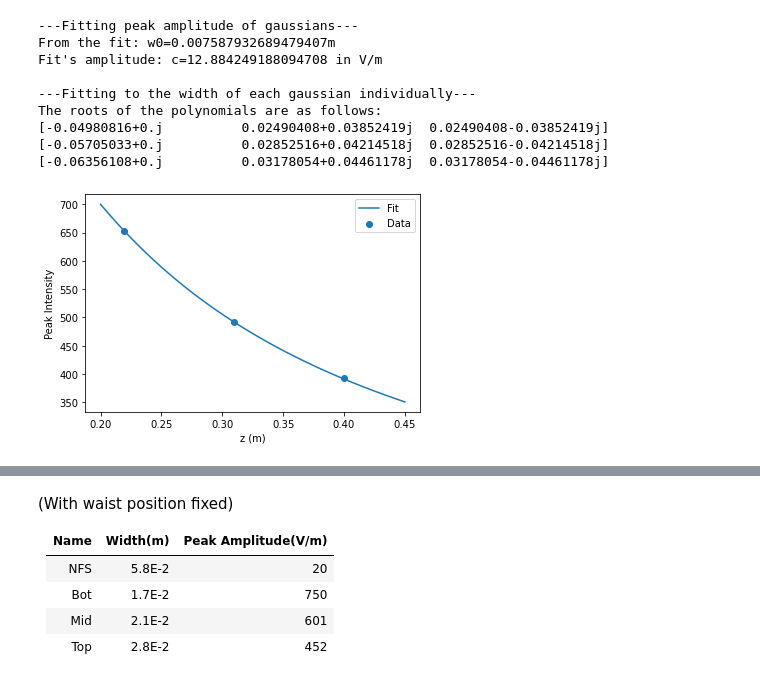
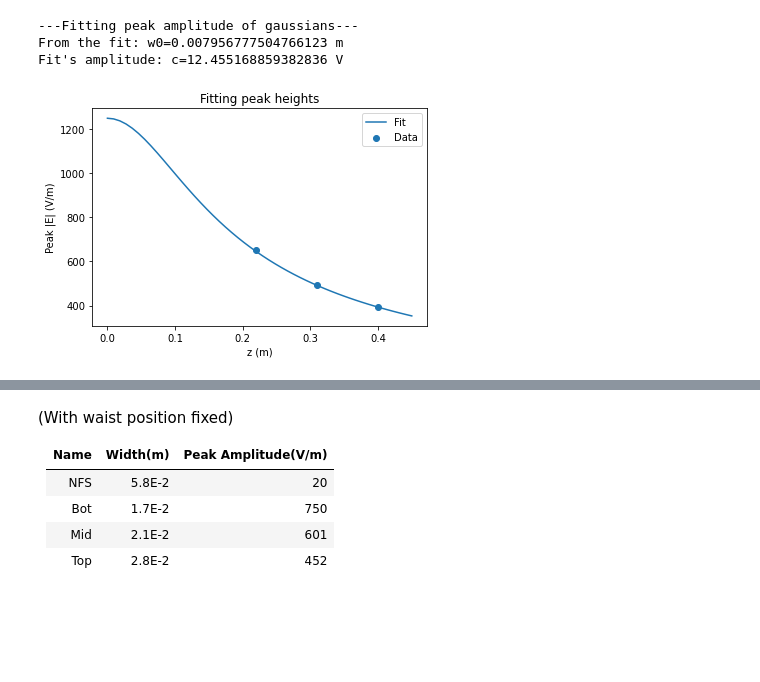
Before and after one commit to GageSiebert/EXCLAIM_Optics, a Jupyter notebook: Tertiary_Only_Comparison.ipynb, the cells around one changed output, grey strips where cells are left out. Drawn from its saved outputs; the diff is of its cells as text; code cells hidden in the pictures; blank space fills up the shorter version.

```diff
--- a/Tertiary_Only_Comparison.ipynb
+++ b/Tertiary_Only_Comparison.ipynb
@@ -145,10 +145,11 @@ plt.show()
 # %%
-#fitting only gaussian amplitudes and only gaussian widths
+#fitting only gaussian amplitudes and only gaussian widths to back out w_0
 import numpy as np
 import math
 import matplotlib
 import matplotlib.pyplot as plt
 import sys
+import astropy.units as u
 from astropy import constants as const
 from scipy.optimize import curve_fit
 
@@ -190,65 +191,61 @@ plt.legend()
 #plt.show()
 plt.clf()
 
-u_0=[popt_bot[1], popt_mid[1], popt_top[1]]
+u_0=[popt_top[1], popt_mid[1], popt_bot[1]]
 ylens=-49.840796/100
 ybot=-27.8737/100
 ymid=-18.8737/100
 ytop=-9.8737/100
 # separations
-z = [ybot-ylens,ymid-ylens,ytop-ylens] # in meters
+z = [ytop-ylens,ymid-ylens,ybot-ylens] # in meters
 ff = 200 * u.GHz
 ll = const.c/ff
 ll=ll.to(u.m).value # converted to m
 
 def w0func(z, *params):
-    u = np.zeros_like(z)
-    ll=0.14989622900000002/100 # wavelength in m when freq=200GHz
+    out = np.zeros_like(z)
+    ll=0.00149896229 # wavelength in m when freq=200GHz
     w_0=params[0]
     c=params[1]
     for it in range(0, len(z)-1):
         w = w_0*np.sqrt(1+(ll*z[it]/math.pi/w_0**2)**2)
-        u[it] = c*np.sqrt(2/math.pi)/w
-    return u
+        out[it] = c*np.sqrt(2/math.pi)/w
+    return out
 
-guess=[1, 100]
+guess=[0.1, 10]
 
 popt, pcov = curve_fit(w0func, z, u_0, p0=guess, bounds=((0, 0), (100, 1000)))
 
 print('---Fitting peak amplitude of gaussians---')
-print(f"From the fit: w0={float(popt[0])}m")
-print(f"Fit's amplitude: c={popt[1]} in V/m")
+print(f"From the fit: w0={float(popt[0])} m")
+print(f"Fit's amplitude: c={popt[1]} V")
 
 plt.figure(1)
 plt.scatter(z,u_0,label='Data')
-x=np.linspace(0.20,0.45)
+x=np.linspace(0,0.45)#(0.20,0.45)
 y=np.zeros_like(x)
 for it in range(0, len(x)):
     y[it] = popt[1]*np.sqrt(2/math.pi)/(popt[0]*np.sqrt(1+(ll*x[it]/math.pi/popt[0]**2)**2))
 
 plt.plot(x,y,label='Fit')
 plt.legend()
+plt.title("Fitting peak heights")
 plt.xlabel('z (m)')
-plt.ylabel('Peak Intensity')
+plt.ylabel('Peak |E| (V/m)')
+plt.show()
 
-wids=[popt_bot[2], popt_mid[2], popt_top[2]] # w fits from gaussian widths
-print("")
-print("---Fitting to the width of each gaussian individually---")
-print("The roots of the polynomials are as follows:")
-for it in np.arange(0,3):
-    p=[1, 0, -wids[it]**2, ll*z[it]/math.pi]
-    print(np.roots(p)) # the first roots are the only real ones, so their abs value is w_0?
+#wids=[popt_bot[2], popt_mid[2], popt_top[2]] # w fits from gaussian widths
+#print("")
+#print("---Fitting to the width of each gaussian individually---")
+#print("The roots of the polynomials are as follows:")
+#for it in np.arange(0,3):
+#    p=[1, 0, -wids[it]**2, ll*z[it]/math.pi]
+#    print(np.roots(p)) # the first roots are the only real ones, so their abs value is w_0?
 # %% [output]
 ---Fitting peak amplitude of gaussians---
-From the fit: w0=0.007587932689479407m
-Fit's amplitude: c=12.884249188094708 in V/m
-
----Fitting to the width of each gaussian individually---
-The roots of the polynomials are as follows:
-[-0.04980816+0.j          0.02490408+0.03852419j  0.02490408-0.03852419j]
-[-0.05705033+0.j          0.02852516+0.04214518j  0.02852516-0.04214518j]
-[-0.06356108+0.j          0.03178054+0.04461178j  0.03178054-0.04461178j]
+From the fit: w0=0.007956777504766123 m
+Fit's amplitude: c=12.455168859382836 V
-[figure, old version]
+[figure, new version]
 # %%
 #Fitting all the data (with z set to 0)
 import numpy as np
```
Also changed, not shown: parts of 6 cells of this notebook, 19 other files.
